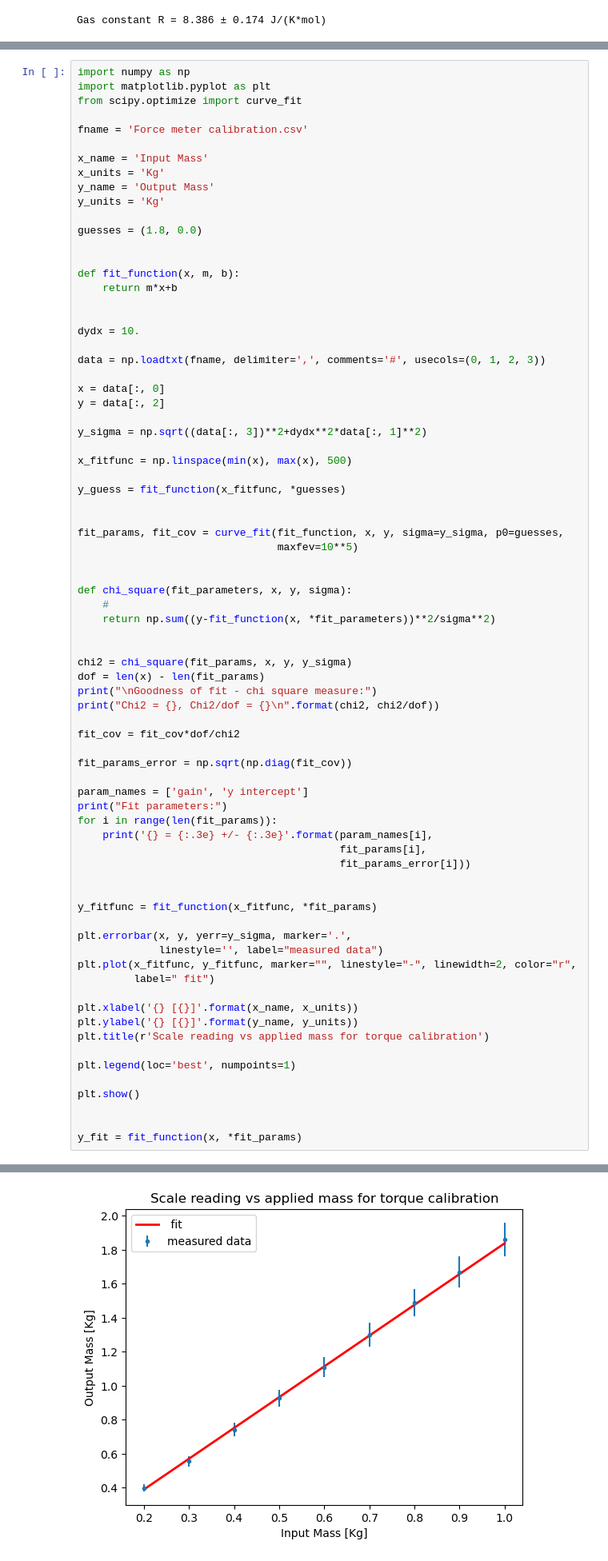
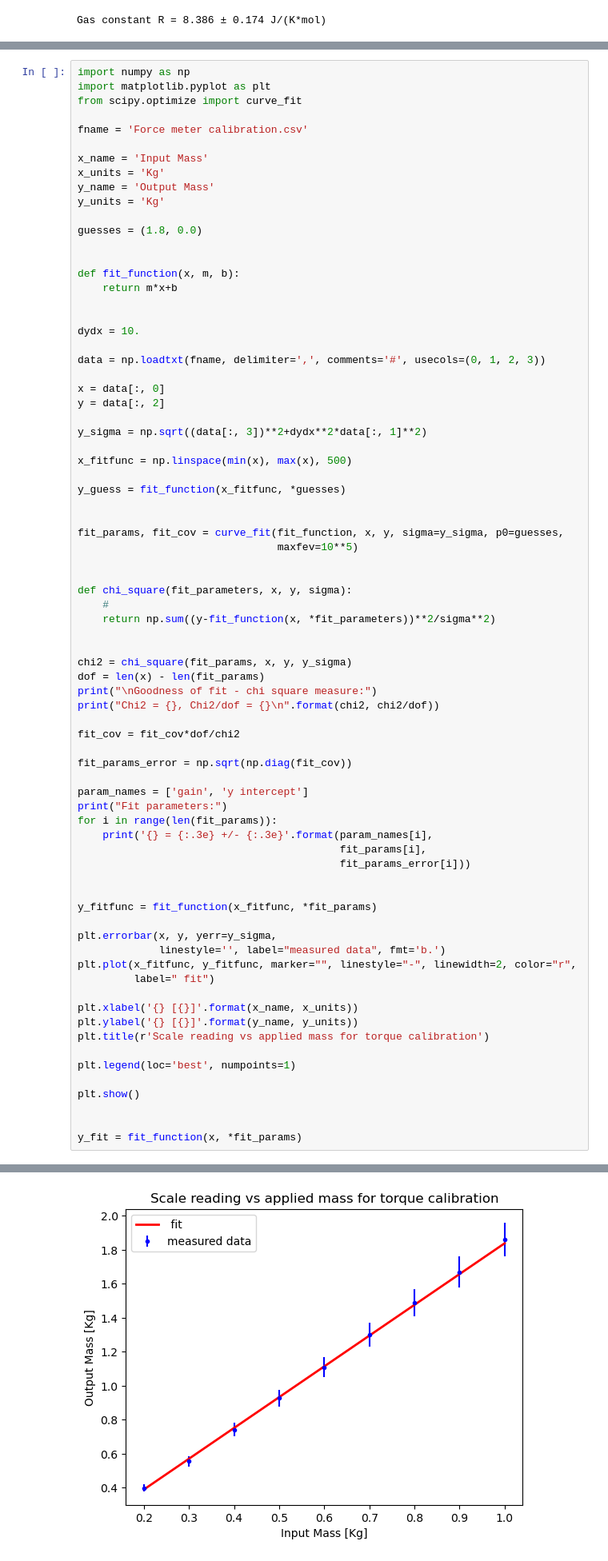
Before and after one commit to JadenMajid/Experiment-2-229, a Jupyter notebook: Logy Experiment Notes.ipynb, the cells around one changed output, grey strips where cells are left out. Shown: that part at 80% size. Drawn from its saved outputs; the diff is of its cells as text.

```diff
--- a/Logy Experiment Notes.ipynb
+++ b/Logy Experiment Notes.ipynb
@@ -316,33 +320,33 @@ fit_params_error = np.sqrt(np.diag(fit_cov))
 param_names = ['gain', 'y intercept']
 print("Fit parameters:")
 for i in range(len(fit_params)):
     print('{} = {:.3e} +/- {:.3e}'.format(param_names[i],
                                           fit_params[i],
                                           fit_params_error[i]))
 
 
 y_fitfunc = fit_function(x_fitfunc, *fit_params)
 
-plt.errorbar(x, y, yerr=y_sigma, marker='.',
-             linestyle='', label="measured data")
+plt.errorbar(x, y, yerr=y_sigma,
+             linestyle='', label="measured data", fmt='b.')
 plt.plot(x_fitfunc, y_fitfunc, marker="", linestyle="-", linewidth=2, color="r",
          label=" fit")
 
 plt.xlabel('{} [{}]'.format(x_name, x_units))
 plt.ylabel('{} [{}]'.format(y_name, y_units))
 plt.title(r'Scale reading vs applied mass for torque calibration')
 
 plt.legend(loc='best', numpoints=1)
 
 plt.show()
 
 
 y_fit = fit_function(x, *fit_params)
 # %% [output]
 Goodness of fit - chi square measure:
 Chi2 = 0.6801208531748653, Chi2/dof = 0.09716012188212361
 
 Fit parameters:
 gain = 1.811e+00 +/- 6.714e-02
 y intercept = 2.777e-02 +/- 2.727e-02
-[figure, old version]
+[figure, new version]
```
Also changed, not shown: parts of 3 cells of this notebook.
